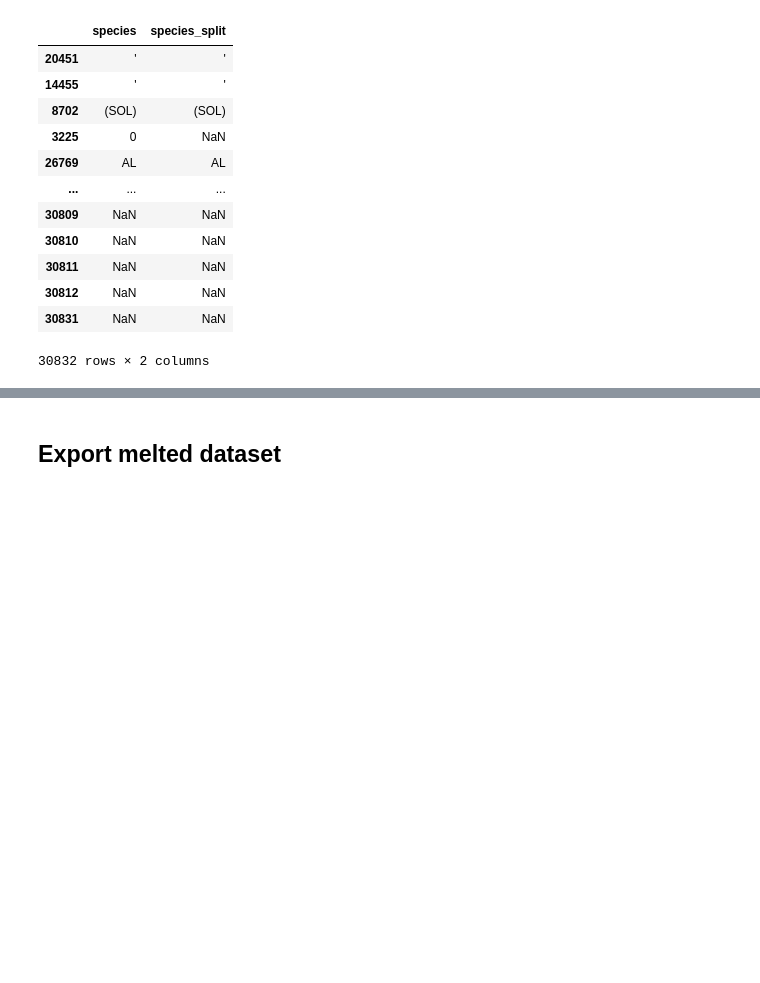
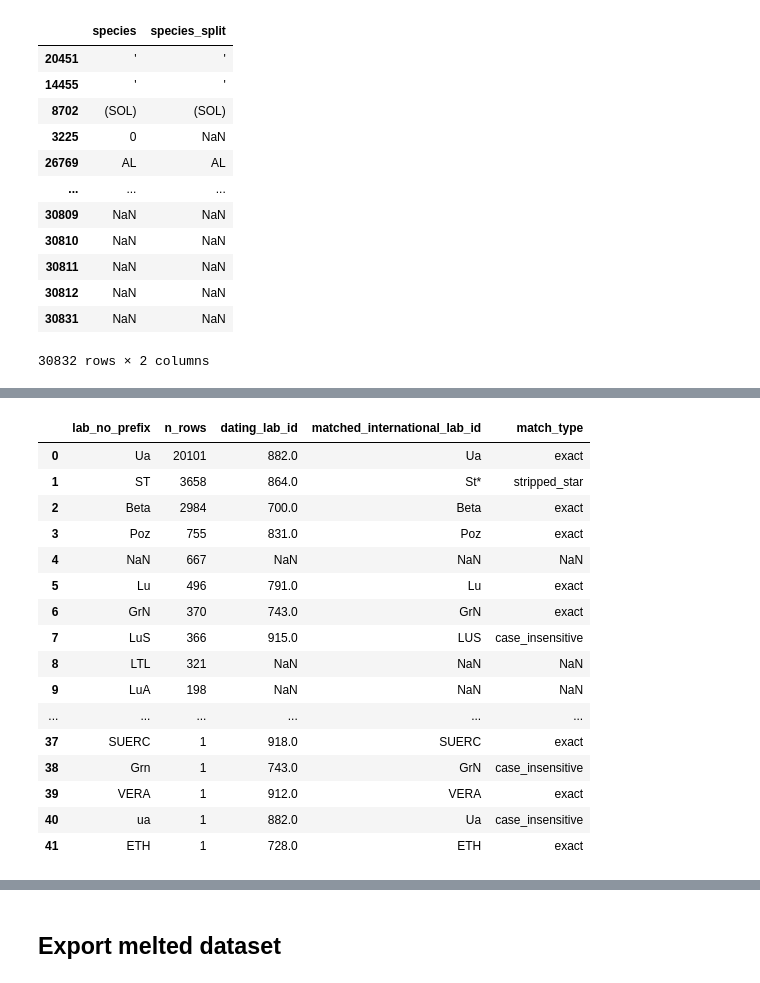
Before and after one commit to Br1CM/sead_strucke_data_cleaning, a Jupyter notebook: notebooks/explore.ipynb, the cells around one changed output, grey strips where cells are left out. Drawn from its saved outputs; the diff is of its cells as text; code cells hidden in the pictures; blank space fills up the shorter version.

```diff
--- a/notebooks/explore.ipynb
+++ b/notebooks/explore.ipynb
@@ -728,0 +735,7 @@ df[['species', 'species_split']].sort_values('species')
+# %%
+dating_labs = pd.read_sql(
+    "select dating_lab_id, international_lab_id, lab_name from public.tbl_dating_labs",
+    engine,
+)
+print(f"{len(dating_labs)} labs in sead_staging")
+dating_labs.head()
@@ -728,0 +758,12 @@ df[['species', 'species_split']].sort_values('species')
+# %%
+import re
+
+def lab_no_prefix(lab_no):
+    # "Okänd<number>" means the *sample number* is unknown, not the lab -- drop it before
+    # reading the prefix, e.g. "Ua-Okänd62" -> "Ua", "Okänd 117" -> "" (no lab at all)
+    stripped = re.sub(r"[-\s]?[Oo]k[äa]nd\s*\d*", "", str(lab_no))
+    match = re.match(r"^[A-Za-z]+", stripped)
+    return match.group(0) if match else None
+
+df["lab_no_prefix"] = df["lab_no"].apply(lab_no_prefix)
+df["lab_no_prefix"].value_counts(dropna=False)
@@ -728,0 +796,43 @@ df[['species', 'species_split']].sort_values('species')
+# %%
+exact = dict(zip(dating_labs["international_lab_id"], dating_labs["dating_lab_id"]))
+by_lower = {code.lower(): (code, lab_id) for code, lab_id in exact.items()}
+by_lower_stripped = {code.rstrip("*").lower(): (code, lab_id) for code, lab_id in exact.items()}
+
+def match_lab(prefix):
+    if prefix in exact:
+        return pd.Series([exact[prefix], prefix, "exact"])
+    hit = by_lower.get(prefix.lower())
+    if hit:
+        return pd.Series([hit[1], hit[0], "case_insensitive"])
+    hit = by_lower_stripped.get(prefix.rstrip("*").lower())
+    if hit:
+        return pd.Series([hit[1], hit[0], "stripped_star"])
+    return pd.Series([None, None, None])
+
+prefix_matches = df["lab_no_prefix"].value_counts(dropna=False).rename("n_rows").reset_index()
+prefix_matches.columns = ["lab_no_prefix", "n_rows"]
+
+resolved = prefix_matches[prefix_matches["lab_no_prefix"].notna()].copy()
+resolved[["dating_lab_id", "matched_international_lab_id", "match_type"]] = (
+    resolved["lab_no_prefix"].apply(match_lab)
+)
+prefix_matches = prefix_matches.merge(resolved, how="left")
+prefix_matches.sort_values("n_rows", ascending=False)
+# %% [output]
+|  | lab_no_prefix | n_rows | dating_lab_id | matched_international_lab_id | match_type |
+| 0 | Ua | 20101 | 882.0 | Ua | exact |
+| 1 | ST | 3658 | 864.0 | St* | stripped_star |
+| 2 | Beta | 2984 | 700.0 | Beta | exact |
+| 3 | Poz | 755 | 831.0 | Poz | exact |
+| 4 | NaN | 667 | NaN | NaN | NaN |
+| 5 | Lu | 496 | 791.0 | Lu | exact |
+| 6 | GrN | 370 | 743.0 | GrN | exact |
+| 7 | LuS | 366 | 915.0 | LUS | case_insensitive |
+| 8 | LTL | 321 | NaN | NaN | NaN |
+| 9 | LuA | 198 | NaN | NaN | NaN |
+| ... | ... | ... | ... | ... | ... |
+| 37 | SUERC | 1 | 918.0 | SUERC | exact |
+| 38 | Grn | 1 | 743.0 | GrN | case_insensitive |
+| 39 | VERA | 1 | 912.0 | VERA | exact |
+| 40 | ua | 1 | 882.0 | Ua | case_insensitive |
+| 41 | ETH | 1 | 728.0 | ETH | exact |
```
Also changed, not shown: parts of 9 cells of this notebook.
